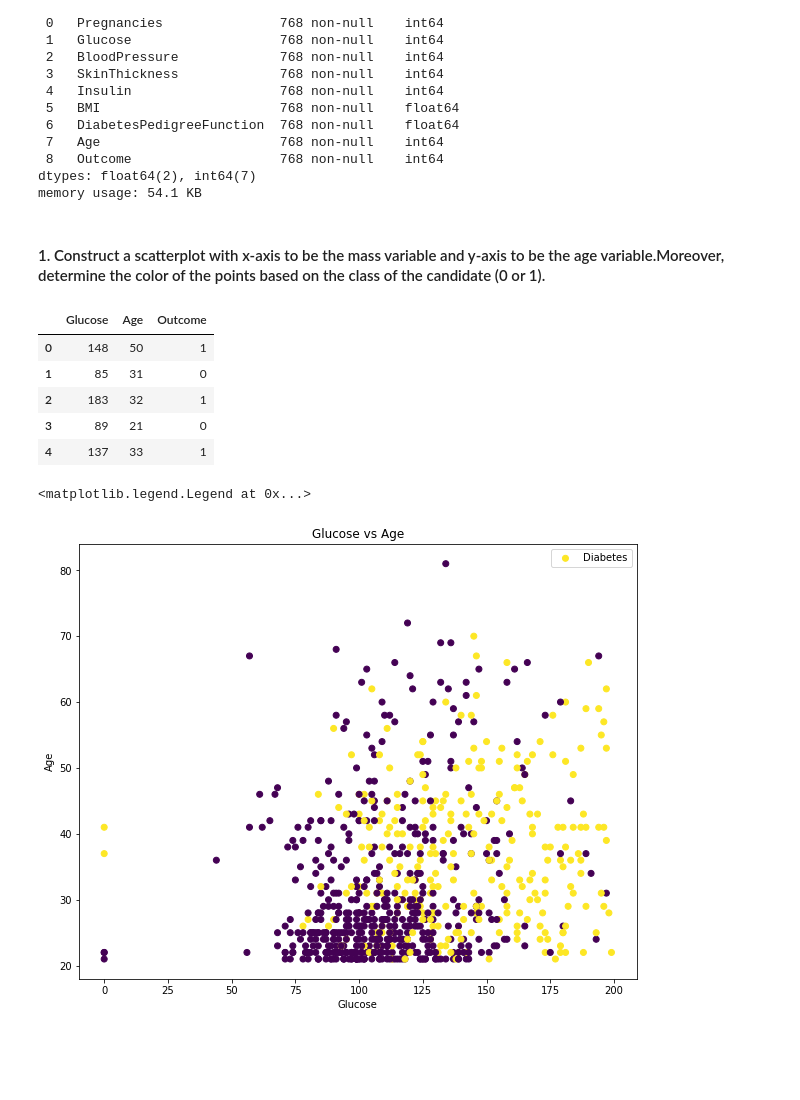
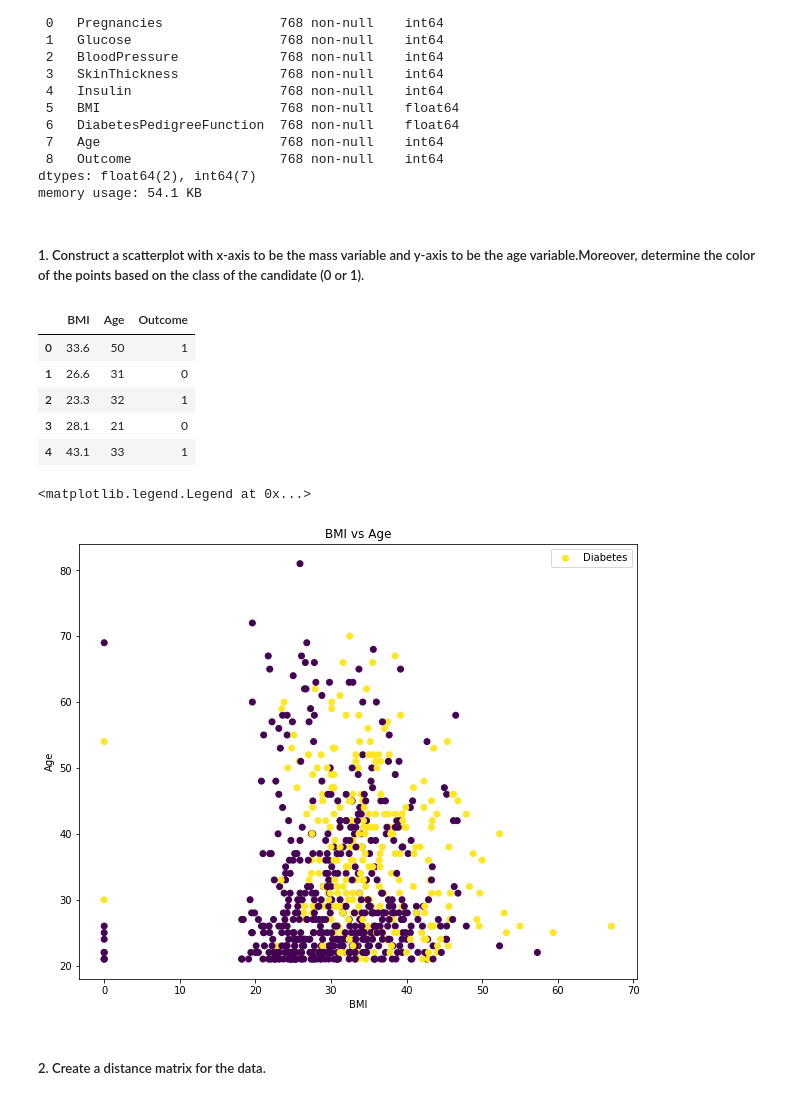
Before and after one commit to Akshat-Raj-Vansh/Data-Mining, a Jupyter notebook: LAB 5/Code/main.ipynb, the cells around one changed output. Saved outputs shown, nothing was run; the diff lists cells and outputs as text; code cells hidden in the pictures; blank space fills up the shorter version.

```diff
--- a/LAB 5/Code/main.ipynb
+++ b/LAB 5/Code/main.ipynb
@@ -22,28 +22,30 @@ Data columns (total 9 columns):
 dtypes: float64(2), int64(7)
 memory usage: 54.1 KB
 # %% [markdown]
-#### 1. Construct a scatterplot with x-axis to be the mass variable and y-axis to be the age variable.Moreover, determine the color of the points based on the class of the candidate (0 or 1).
+##### 1. Construct a scatterplot with x-axis to be the mass variable and y-axis to be the age variable.Moreover, determine the color of the points based on the class of the candidate (0 or 1).
 # %%
-data = input_data[['Glucose','Age','Outcome']]
+data = input_data[['BMI','Age','Outcome']]
 data.head()
 # %% [output]
-|  | Glucose | Age | Outcome |
-| 0 | 148 | 50 | 1 |
-| 1 | 85 | 31 | 0 |
-| 2 | 183 | 32 | 1 |
-| 3 | 89 | 21 | 0 |
-| 4 | 137 | 33 | 1 |
+|  | BMI | Age | Outcome |
+| 0 | 33.6 | 50 | 1 |
+| 1 | 26.6 | 31 | 0 |
+| 2 | 23.3 | 32 | 1 |
+| 3 | 28.1 | 21 | 0 |
+| 4 | 43.1 | 33 | 1 |
 # %%
 import matplotlib.pyplot as plt
 fig, ax = plt.subplots(figsize=(10,8))
-ax.scatter(data['Glucose'],data['Age'],c=data['Outcome'])
-plt.xlabel('Glucose')
+ax.scatter(data['BMI'],data['Age'],c=data['Outcome'])
+plt.xlabel('BMI')
 plt.ylabel('Age')
-plt.title('Glucose vs Age')
+plt.title('BMI vs Age')
 ax.legend(['Diabetes','No Diabetes'],loc='upper right')
 # %% [output]
 <matplotlib.legend.Legend at 0x...>
-[figure, old version]
+[figure, new version]
+# %% [markdown]
+##### 2. Create a distance matrix for the data.
 # %%
 import pandas as pd
 from scipy.spatial import distance_matrix
```
Also changed, not shown: parts of 11 cells of this notebook.
